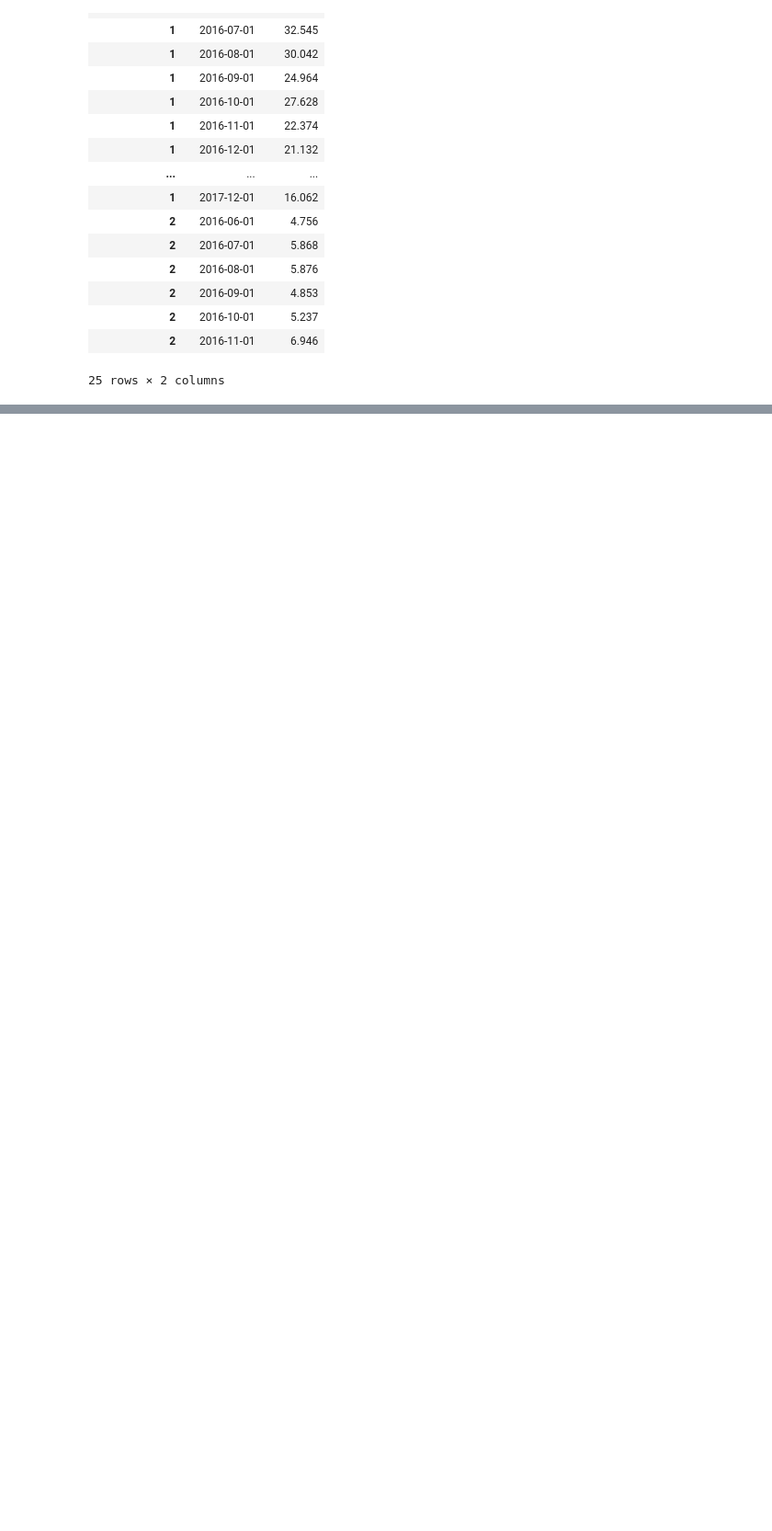
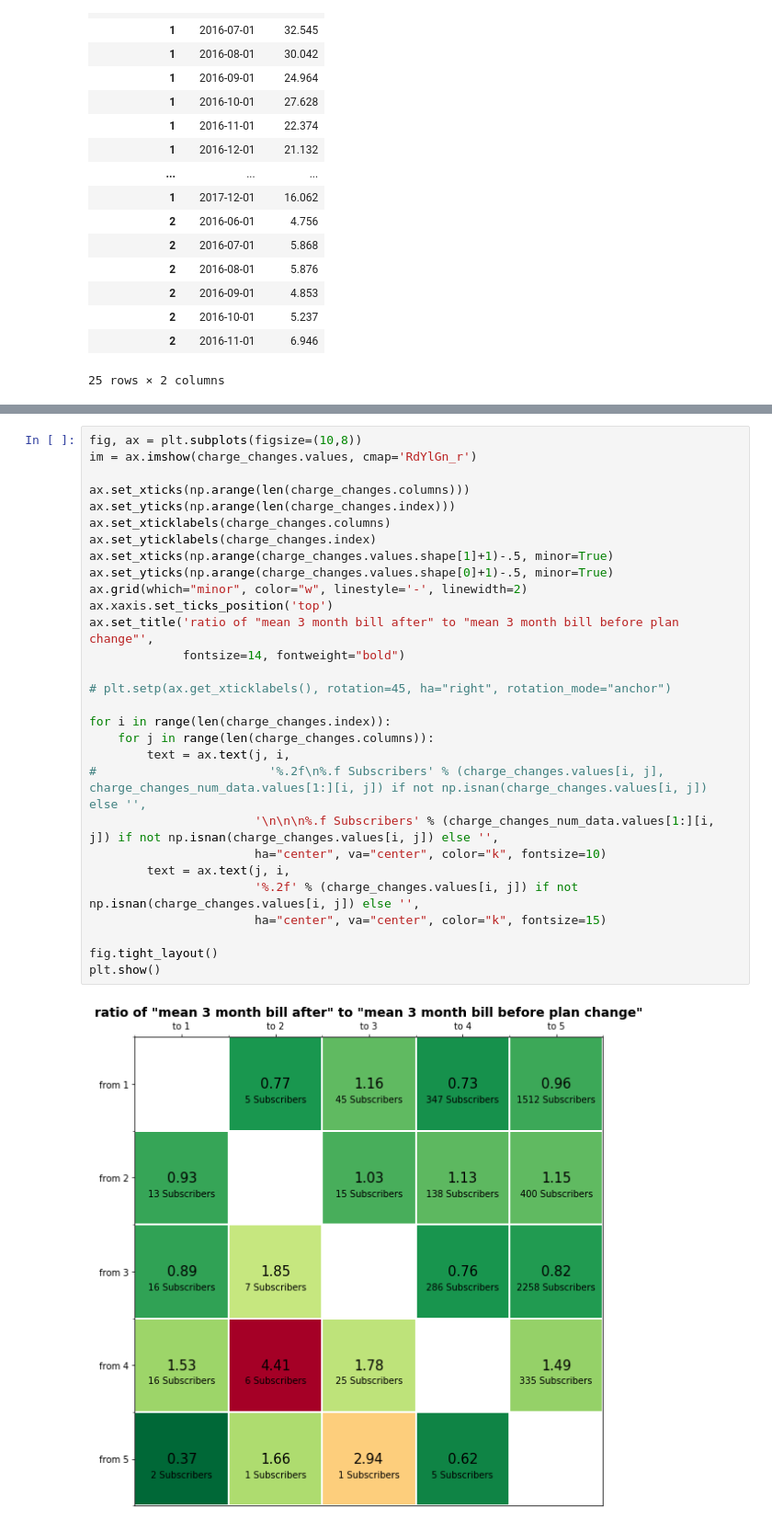
Before and after one commit to anatol-grabowski/test_task_plans_data, a Jupyter notebook: task3.ipynb, the cells around one changed output, grey strips where cells are left out. Shown at 92% size. Saved outputs shown, nothing was run; the diff lists cells and outputs as text; blank space fills up the shorter version.

```diff
--- a/task3.ipynb
+++ b/task3.ipynb
@@ -433,0 +455,31 @@ display(plans_with_suspensions)
+# %%
+fig, ax = plt.subplots(figsize=(10,8))
+im = ax.imshow(charge_changes.values, cmap='RdYlGn_r')
+
+ax.set_xticks(np.arange(len(charge_changes.columns)))
+ax.set_yticks(np.arange(len(charge_changes.index)))
+ax.set_xticklabels(charge_changes.columns)
+ax.set_yticklabels(charge_changes.index)
+ax.set_xticks(np.arange(charge_changes.values.shape[1]+1)-.5, minor=True)
+ax.set_yticks(np.arange(charge_changes.values.shape[0]+1)-.5, minor=True)
+ax.grid(which="minor", color="w", linestyle='-', linewidth=2)
+ax.xaxis.set_ticks_position('top')
+ax.set_title('ratio of "mean 3 month bill after" to "mean 3 month bill before plan change"',
+             fontsize=14, fontweight="bold")
+
+# plt.setp(ax.get_xticklabels(), rotation=45, ha="right", rotation_mode="anchor")
+
+for i in range(len(charge_changes.index)):
+    for j in range(len(charge_changes.columns)):
+        text = ax.text(j, i,
+#                        '%.2f\n%.f Subscribers' % (charge_changes.values[i, j], charge_changes_num_data.values[1:][i, j]) if not np.isnan(charge_changes.values[i, j]) else '',
+                       '\n\n\n%.f Subscribers' % (charge_changes_num_data.values[1:][i, j]) if not np.isnan(charge_changes.values[i, j]) else '',
+                       ha="center", va="center", color="k", fontsize=10)
+        text = ax.text(j, i,
+                       '%.2f' % (charge_changes.values[i, j]) if not np.isnan(charge_changes.values[i, j]) else '',
+                       ha="center", va="center", color="k", fontsize=15)
+
+fig.tight_layout()
+plt.show()
+# %% [output]
+[figure, added]
```
Also changed, not shown: parts of 24 cells of this notebook, 5 other files.
